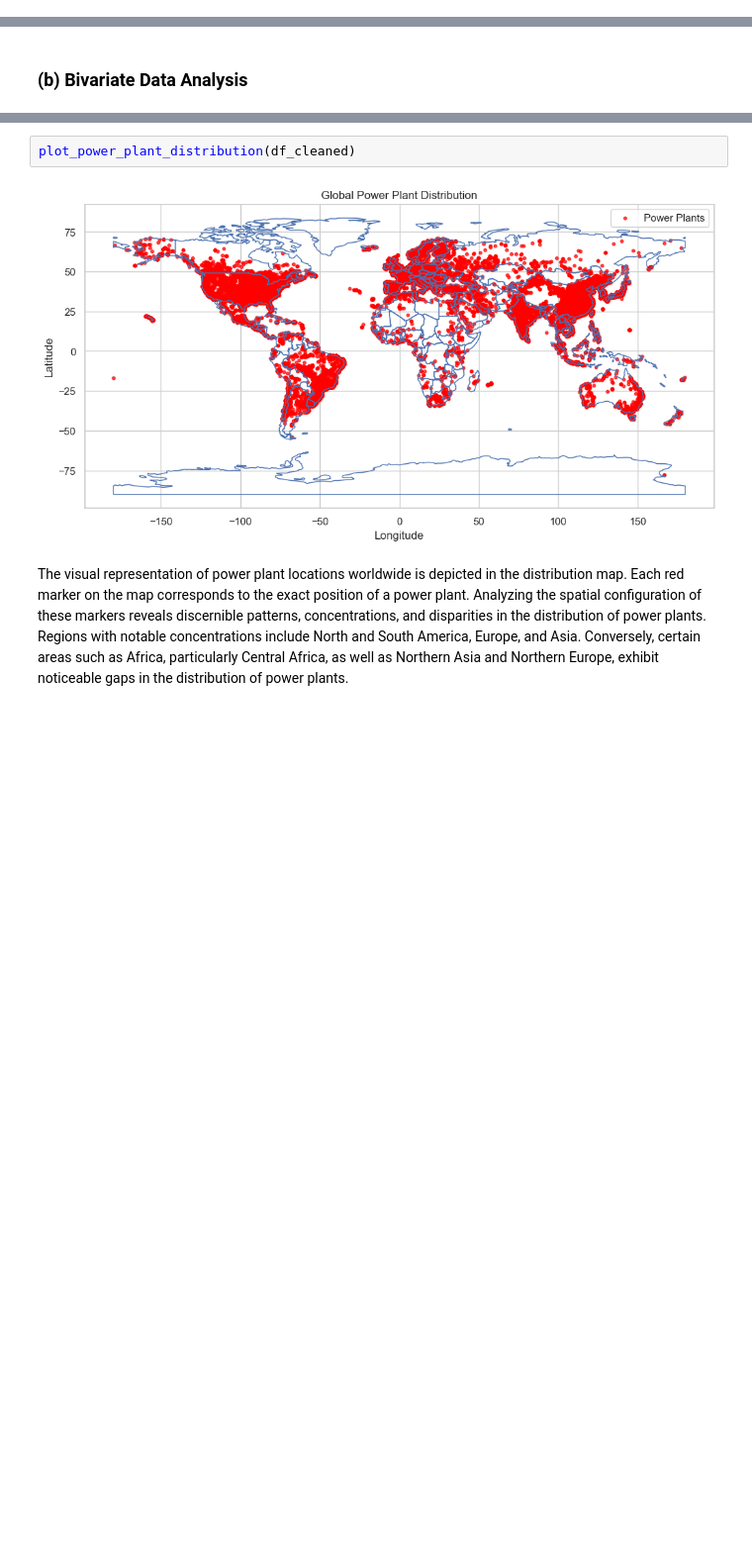
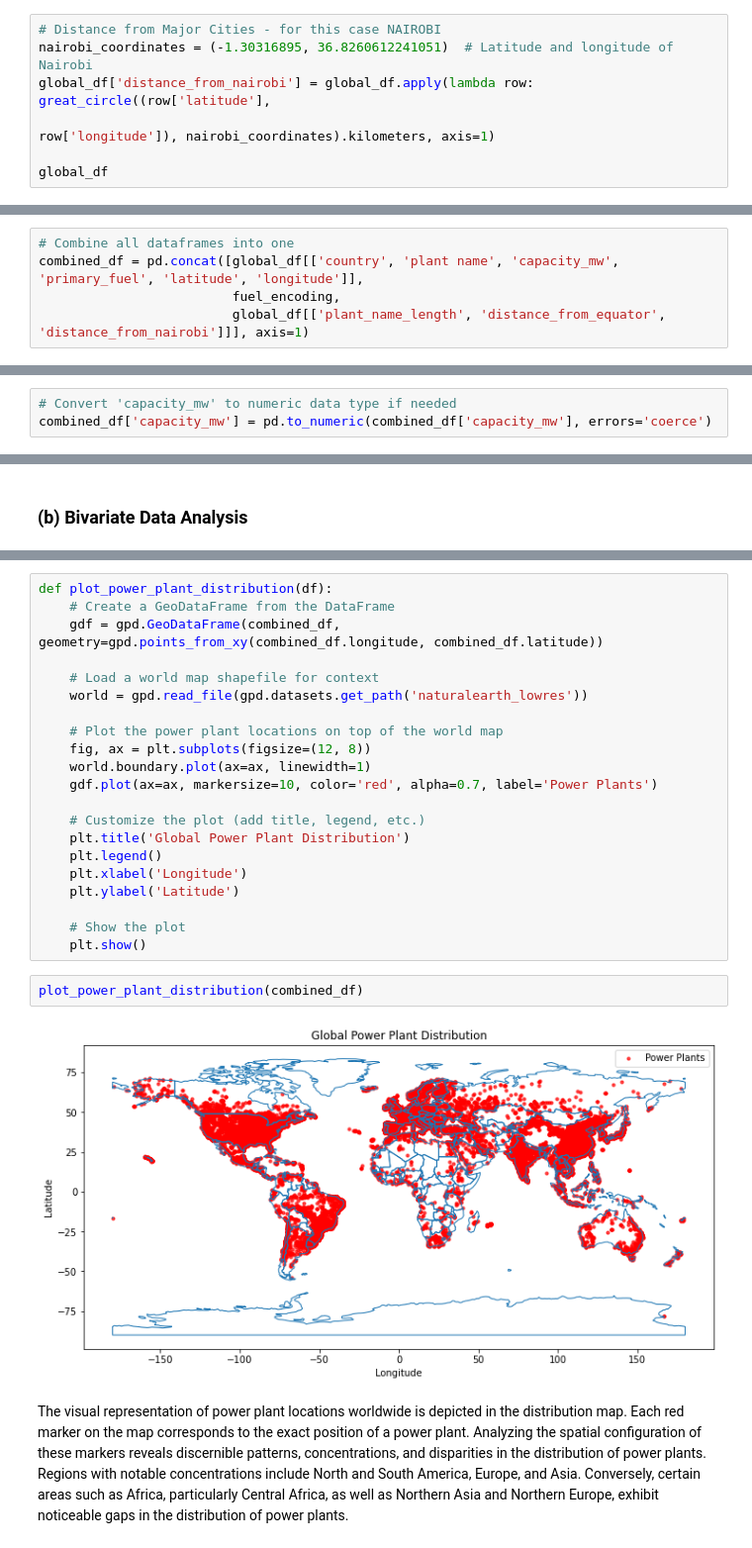
Before and after one commit to marttech26/GLOBAL-POWER-ANALYSIS, a Jupyter notebook: globalpowerplant.ipynb, the cells around one changed output, grey strips where cells are left out. Shown at 99% size. Drawn from its saved outputs; the diff is of its cells as text; blank space fills up the shorter version.

```diff
--- a/globalpowerplant.ipynb
+++ b/globalpowerplant.ipynb
@@ -486,0 +448,7 @@ df_cleaned['country'].nunique()
+# %%
+# Distance from Major Cities - for this case NAIROBI
+nairobi_coordinates = (-1.30316895, 36.8260612241051)  # Latitude and longitude of Nairobi
+global_df['distance_from_nairobi'] = global_df.apply(lambda row: great_circle((row['latitude'],
+                                                                               row['longitude']), nairobi_coordinates).kilometers, axis=1)
+
+global_df
@@ -486,0 +469,5 @@ df_cleaned['country'].nunique()
+# %%
+# Combine all dataframes into one
+combined_df = pd.concat([global_df[['country', 'plant name', 'capacity_mw', 'primary_fuel', 'latitude', 'longitude']],
+                         fuel_encoding,
+                         global_df[['plant_name_length', 'distance_from_equator', 'distance_from_nairobi']]], axis=1)
@@ -544,0 +563,3 @@ The majority of power plants, exceeding 1200 in number, have been in operation f
+# %%
+# Convert 'capacity_mw' to numeric data type if needed
+combined_df['capacity_mw'] = pd.to_numeric(combined_df['capacity_mw'], errors='coerce')
@@ -565,7 +729,28 @@ The second plot, named 'Capacity Trends Over Commissioning Years,' demonstrates
+# %%
+def plot_power_plant_distribution(df):
+    # Create a GeoDataFrame from the DataFrame
+    gdf = gpd.GeoDataFrame(combined_df, geometry=gpd.points_from_xy(combined_df.longitude, combined_df.latitude))
+
+    # Load a world map shapefile for context
+    world = gpd.read_file(gpd.datasets.get_path('naturalearth_lowres'))
+
+    # Plot the power plant locations on top of the world map
+    fig, ax = plt.subplots(figsize=(12, 8))
+    world.boundary.plot(ax=ax, linewidth=1)
+    gdf.plot(ax=ax, markersize=10, color='red', alpha=0.7, label='Power Plants')
+
+    # Customize the plot (add title, legend, etc.)
+    plt.title('Global Power Plant Distribution')
+    plt.legend()
+    plt.xlabel('Longitude')
+    plt.ylabel('Latitude')
+
+    # Show the plot
+    plt.show()
 # %%
-plot_power_plant_distribution(df_cleaned)
+plot_power_plant_distribution(combined_df)
 # %% [output]
-[figure, old version]
+[figure, new version]
 # %% [markdown]
 The visual representation of power plant locations worldwide is depicted in the distribution map. Each red marker on the map corresponds to the exact position of a power plant. Analyzing the spatial configuration of these markers reveals discernible patterns, concentrations, and disparities in the distribution of power plants. Regions with notable concentrations include North and South America, Europe, and Asia. Conversely, certain areas such as Africa, particularly Central Africa, as well as Northern Asia and Northern Europe, exhibit noticeable gaps in the distribution of power plants.
 # %% [markdown]
```
Also changed, not shown: parts of 109 cells of this notebook.
